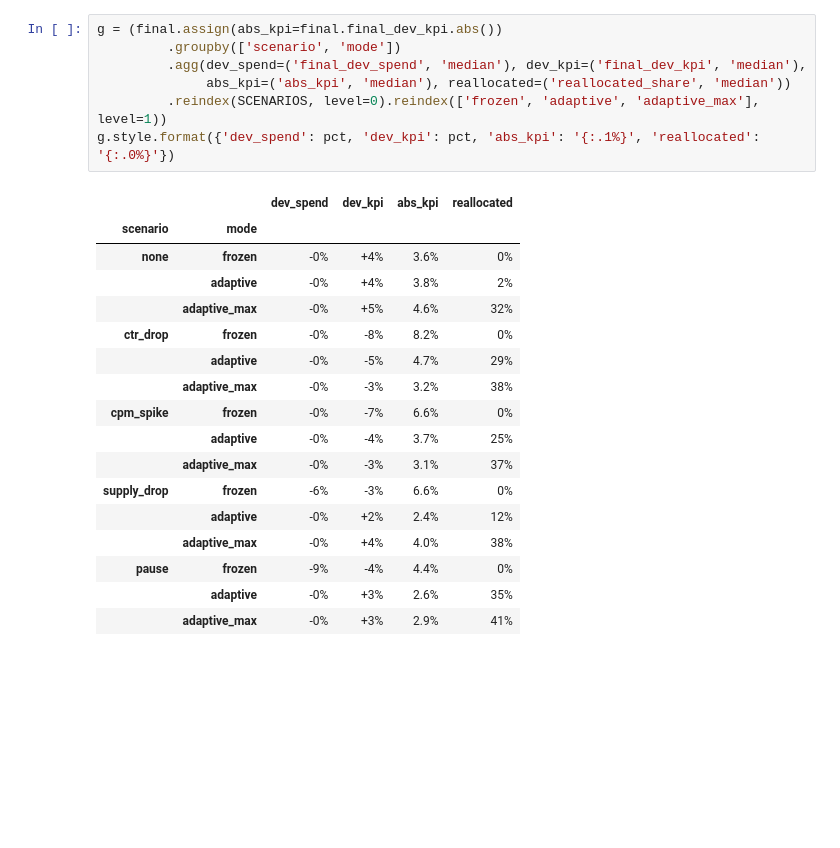
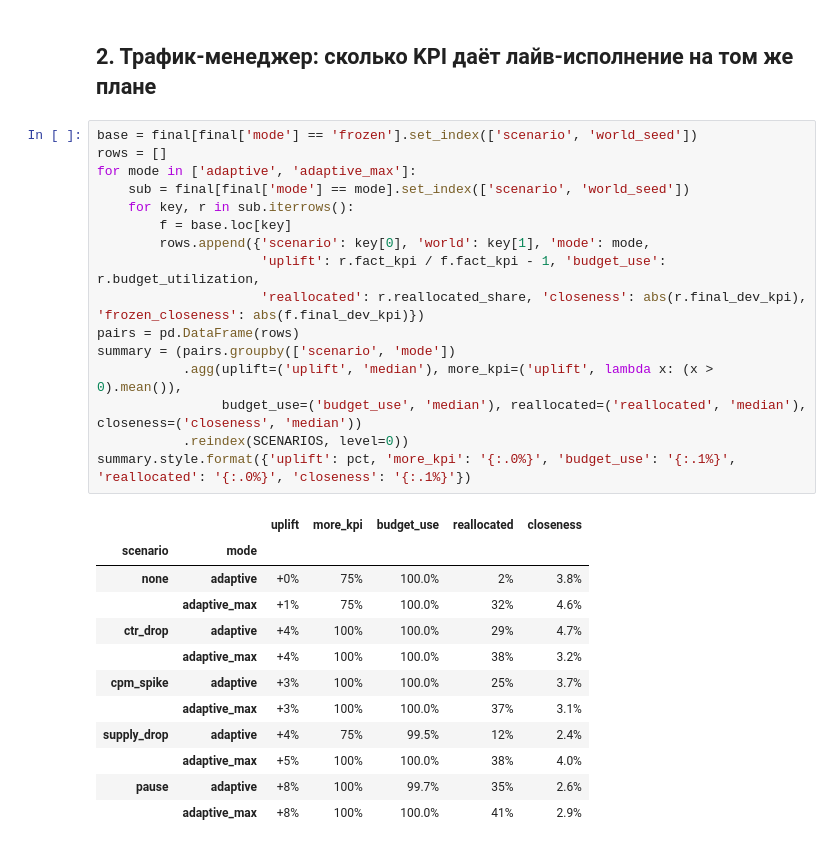
Before and after one commit to The-Gleb/media_planner, a Jupyter notebook: tools/evaluation/results/analysis.ipynb, the cells around one changed output. Drawn from its saved outputs; the diff is of its cells as text; blank space fills up the shorter version.

```diff
--- a/tools/evaluation/results/analysis.ipynb
+++ b/tools/evaluation/results/analysis.ipynb
@@ -65,26 +62,32 @@ fig.tight_layout(); fig.savefig(FIG / 'plan_accuracy.png', dpi=120); plt.show()
-# %%
-g = (final.assign(abs_kpi=final.final_dev_kpi.abs())
-         .groupby(['scenario', 'mode'])
-         .agg(dev_spend=('final_dev_spend', 'median'), dev_kpi=('final_dev_kpi', 'median'),
-              abs_kpi=('abs_kpi', 'median'), reallocated=('reallocated_share', 'median'))
-         .reindex(SCENARIOS, level=0).reindex(['frozen', 'adaptive', 'adaptive_max'], level=1))
-g.style.format({'dev_spend': pct, 'dev_kpi': pct, 'abs_kpi': '{:.1%}', 'reallocated': '{:.0%}'})
-# %% [output]
-|  |  | dev_spend | dev_kpi | abs_kpi | reallocated |
-| scenario | mode |  |  |  |  |
-| none | frozen | -0% | +4% | 3.6% | 0% |
-|  | adaptive | -0% | +4% | 3.8% | 2% |
-|  | adaptive_max | -0% | +5% | 4.6% | 32% |
-| ctr_drop | frozen | -0% | -8% | 8.2% | 0% |
-|  | adaptive | -0% | -5% | 4.7% | 29% |
-|  | adaptive_max | -0% | -3% | 3.2% | 38% |
-| cpm_spike | frozen | -0% | -7% | 6.6% | 0% |
-|  | adaptive | -0% | -4% | 3.7% | 25% |
-|  | adaptive_max | -0% | -3% | 3.1% | 37% |
-| supply_drop | frozen | -6% | -3% | 6.6% | 0% |
-|  | adaptive | -0% | +2% | 2.4% | 12% |
-|  | adaptive_max | -0% | +4% | 4.0% | 38% |
-| pause | frozen | -9% | -4% | 4.4% | 0% |
-|  | adaptive | -0% | +3% | 2.6% | 35% |
-|  | adaptive_max | -0% | +3% | 2.9% | 41% |
+# %% [markdown]
+## 2. Трафик-менеджер: сколько KPI даёт лайв-исполнение на том же плане
+# %%
+base = final[final['mode'] == 'frozen'].set_index(['scenario', 'world_seed'])
+rows = []
+for mode in ['adaptive', 'adaptive_max']:
+    sub = final[final['mode'] == mode].set_index(['scenario', 'world_seed'])
+    for key, r in sub.iterrows():
+        f = base.loc[key]
+        rows.append({'scenario': key[0], 'world': key[1], 'mode': mode,
+                     'uplift': r.fact_kpi / f.fact_kpi - 1, 'budget_use': r.budget_utilization,
+                     'reallocated': r.reallocated_share, 'closeness': abs(r.final_dev_kpi), 'frozen_closeness': abs(f.final_dev_kpi)})
+pairs = pd.DataFrame(rows)
+summary = (pairs.groupby(['scenario', 'mode'])
+           .agg(uplift=('uplift', 'median'), more_kpi=('uplift', lambda x: (x > 0).mean()),
+                budget_use=('budget_use', 'median'), reallocated=('reallocated', 'median'), closeness=('closeness', 'median'))
+           .reindex(SCENARIOS, level=0))
+summary.style.format({'uplift': pct, 'more_kpi': '{:.0%}', 'budget_use': '{:.1%}', 'reallocated': '{:.0%}', 'closeness': '{:.1%}'})
+# %% [output]
+|  |  | uplift | more_kpi | budget_use | reallocated | closeness |
+| scenario | mode |  |  |  |  |  |
+| none | adaptive | +0% | 75% | 100.0% | 2% | 3.8% |
+|  | adaptive_max | +1% | 75% | 100.0% | 32% | 4.6% |
+| ctr_drop | adaptive | +4% | 100% | 100.0% | 29% | 4.7% |
+|  | adaptive_max | +4% | 100% | 100.0% | 38% | 3.2% |
+| cpm_spike | adaptive | +3% | 100% | 100.0% | 25% | 3.7% |
+|  | adaptive_max | +3% | 100% | 100.0% | 37% | 3.1% |
+| supply_drop | adaptive | +4% | 75% | 99.5% | 12% | 2.4% |
+|  | adaptive_max | +5% | 100% | 100.0% | 38% | 4.0% |
+| pause | adaptive | +8% | 100% | 99.7% | 35% | 2.6% |
+|  | adaptive_max | +8% | 100% | 100.0% | 41% | 2.9% |
 # %%
```
Also changed, not shown: parts of 17 cells of this notebook, 10 other files.
